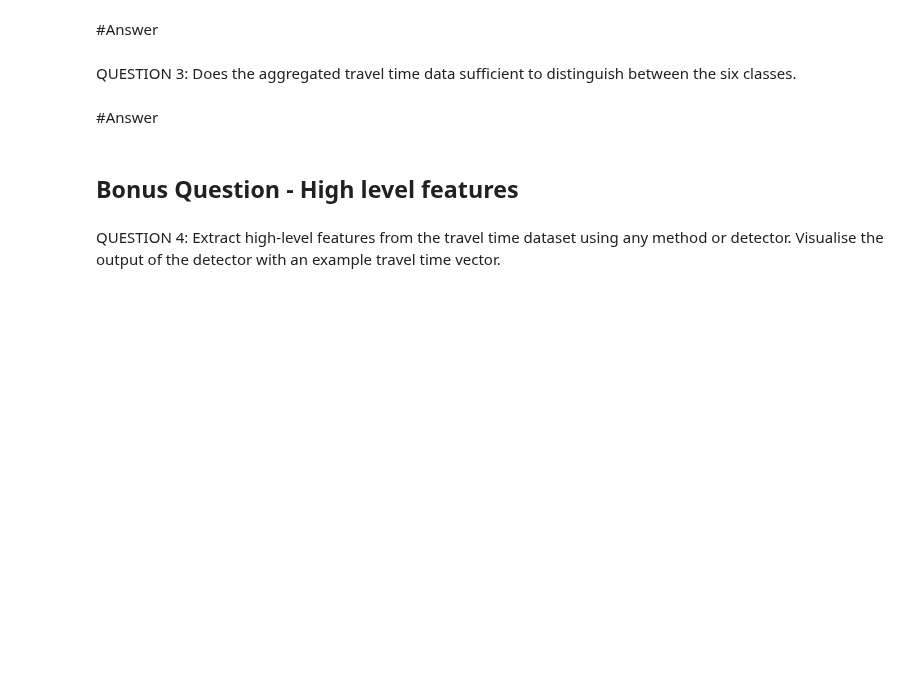
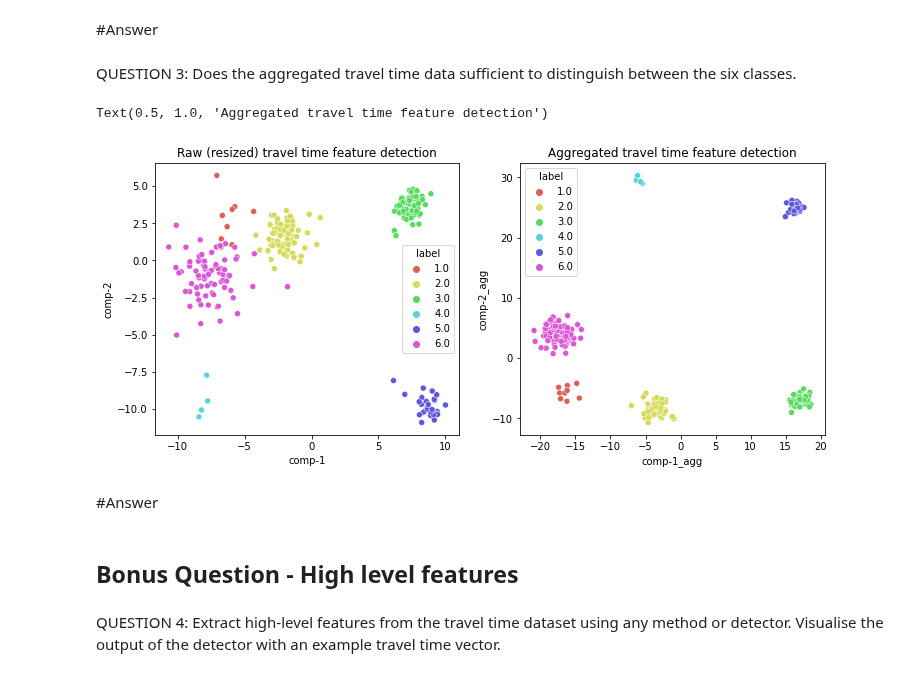
Before and after one commit to tamarvooijs/Applied-Machine-Learning, a Jupyter notebook: Week3/Assignment3_16.ipynb, the cells around one changed output. Cells and saved outputs as stored; diff of their text form; code cells hidden in the pictures; blank space fills up the shorter version.

```diff
--- a/Week3/Assignment3_16.ipynb
+++ b/Week3/Assignment3_16.ipynb
@@ -100,3 +147,30 @@ QUESTION 3: Does the aggregated travel time data sufficient to distinguish betwe
+# %%
+# aggregate data
+def aggregate(item):
+  return cv2.resize(np.array(item), (250, 250)).flatten()
+dataset["travel_time_resized_agg"] = dataset['travel_time_resized'].apply(aggregate)
+
+X_agg = np.stack(dataset["travel_time_resized_agg"])
+
+lda = LinearDiscriminantAnalysis(n_components=2)
+X_r = lda.fit(X_agg, y).transform(X_agg)
+dataset["comp-1_agg"] = X_r[:,0]
+dataset["comp-2_agg"] = X_r[:,1]
+# %%
+fig, axes = plt.subplots(1, 2, figsize=(12, 5))
+
+sns.scatterplot(x="comp-1", y="comp-2", hue=dataset['label'],
+                palette=sns.color_palette("hls", 6),
+                data=dataset, ax=axes[0]).set(title="LDA")
+axes[0].set_title('Raw (resized) travel time feature detection')
+
+sns.scatterplot(x="comp-1_agg", y="comp-2_agg", hue=dataset['label'],
+                palette=sns.color_palette("hls", 6),
+                data=dataset, ax=axes[1]).set(title="LDA")
+axes[1].set_title('Aggregated travel time feature detection')
+# %% [output]
+Text(0.5, 1.0, 'Aggregated travel time feature detection')
+[figure, added]
 # %% [markdown]
 #Answer
 # %% [markdown]
```
Also changed, not shown: parts of 8 cells of this notebook.
